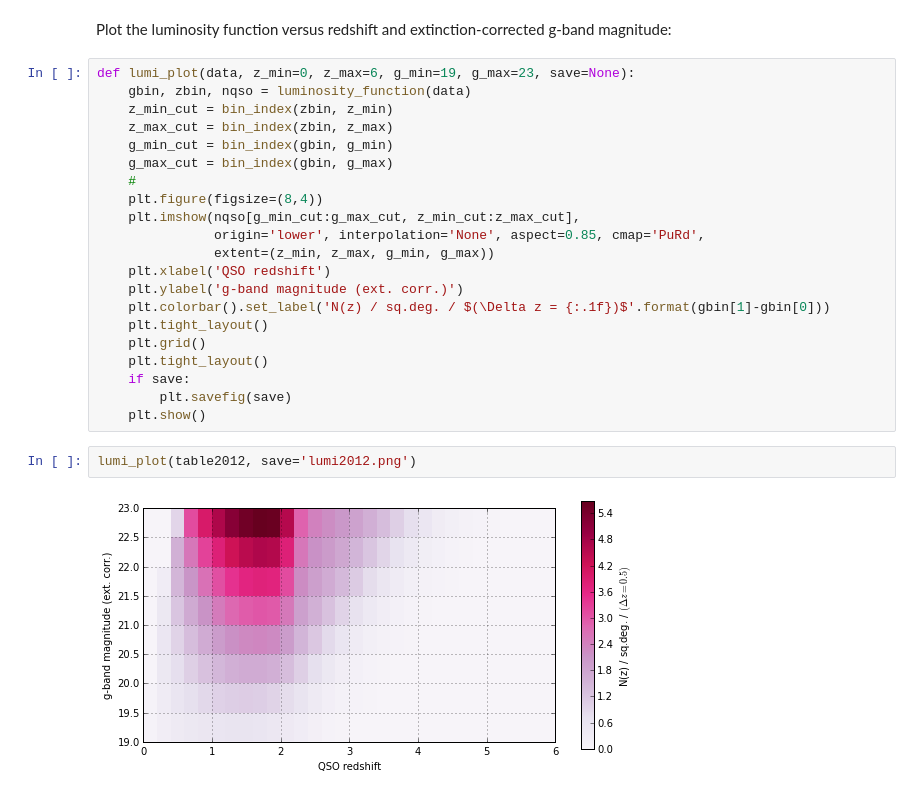
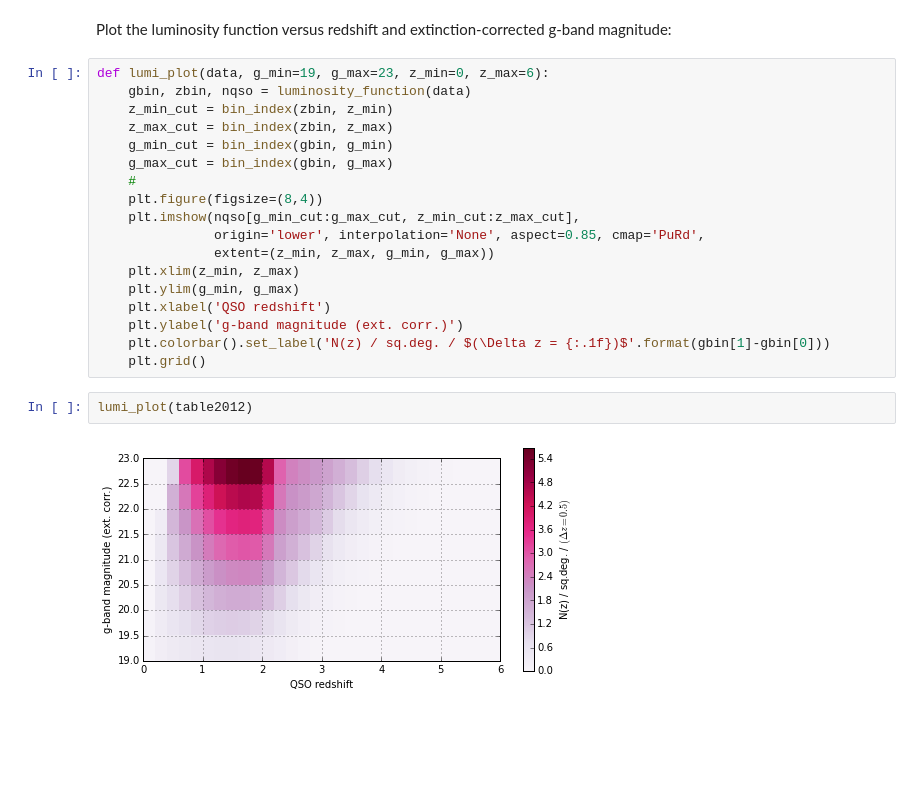
Before and after one commit to dkirkby/ArgonneLymanAlpha, a Jupyter notebook: notebooks/SampleProperties.ipynb, the cells around one changed output. Cells and saved outputs as stored; diff of their text form; blank space fills up the shorter version.

```diff
--- a/notebooks/SampleProperties.ipynb
+++ b/notebooks/SampleProperties.ipynb
@@ -209,7 +213,7 @@ tdr_fig_317('tdr317.png')
 # %% [markdown]
 Plot the luminosity function versus redshift and extinction-corrected g-band magnitude:
 # %%
-def lumi_plot(data, z_min=0, z_max=6, g_min=19, g_max=23, save=None):
+def lumi_plot(data, g_min=19, g_max=23, z_min=0, z_max=6):
     gbin, zbin, nqso = luminosity_function(data)
     z_min_cut = bin_index(zbin, z_min)
     z_max_cut = bin_index(zbin, z_max)
@@ -220,16 +224,13 @@ def lumi_plot(data, z_min=0, z_max=6, g_min=19, g_max=23, save=None):
     plt.imshow(nqso[g_min_cut:g_max_cut, z_min_cut:z_max_cut],
                origin='lower', interpolation='None', aspect=0.85, cmap='PuRd',
                extent=(z_min, z_max, g_min, g_max))
+    plt.xlim(z_min, z_max)
+    plt.ylim(g_min, g_max)
     plt.xlabel('QSO redshift')
     plt.ylabel('g-band magnitude (ext. corr.)')
     plt.colorbar().set_label('N(z) / sq.deg. / $(\Delta z = {:.1f})$'.format(gbin[1]-gbin[0]))
-    plt.tight_layout()
     plt.grid()
-    plt.tight_layout()
-    if save:
-        plt.savefig(save)
-    plt.show()
 # %%
-lumi_plot(table2012, save='lumi2012.png')
+lumi_plot(table2012)
 # %% [output]
-[figure, old version]
+[figure, new version]
```
Also changed, not shown: parts of 8 cells of this notebook.
